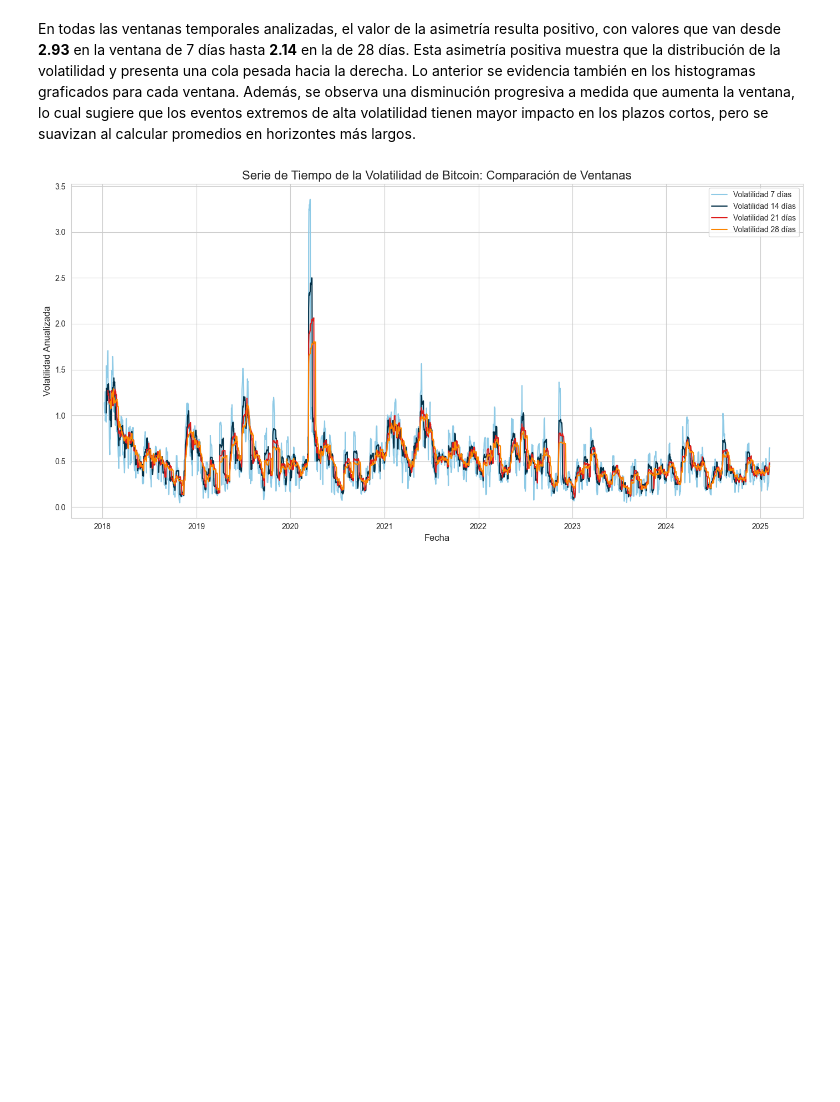
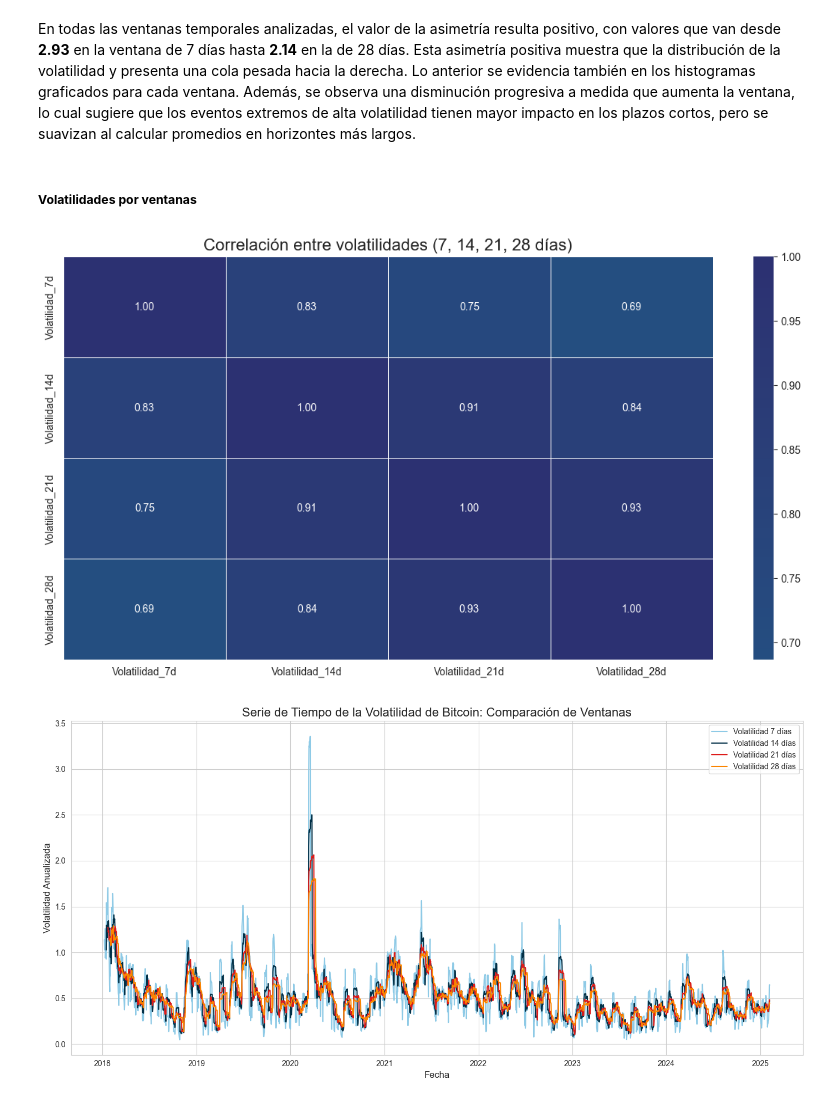
Before and after one commit to valecabrera21/MiniProyecto_2, a Jupyter notebook: _sources/EDA.ipynb, the cells around one changed output. Saved outputs shown, nothing was run; the diff lists cells and outputs as text; code cells hidden in the pictures; blank space fills up the shorter version.

```diff
--- a/_sources/EDA.ipynb
+++ b/_sources/EDA.ipynb
@@ -407,6 +425,19 @@ plt.show()
 [figure]
 # %% [markdown]
 En todas las ventanas temporales analizadas, el valor de la asimetría resulta positivo, con valores que van desde **2.93** en la ventana de 7 días hasta **2.14** en la de 28 días. Esta asimetría positiva muestra que la distribución de la volatilidad y presenta una cola pesada hacia la derecha. Lo anterior se evidencia también en los histogramas graficados para cada ventana. Además, se observa una disminución progresiva a medida que aumenta la ventana, lo cual sugiere que los eventos extremos de alta volatilidad tienen mayor impacto en los plazos cortos, pero se suavizan al calcular promedios en horizontes más largos.
+# %% [markdown]
+##### **Volatilidades por ventanas**
+# %%
+temporal = databtc[volatilidad_cols].dropna()
+plt.figure(figsize=(14, 7))
+
+corr_matrix = temporal.corr()
+sns.heatmap(corr_matrix, annot=True, cmap='crest', center=0, fmt='.2f', linewidths=.5)
+
+plt.title("Correlación entre volatilidades (7, 14, 21, 28 días)", fontsize=16)
+plt.show()
+# %% [output]
+[figure, added]
 # %%
 colors = ['#8ecae6', '#023047', '#dd1c1a', '#fb8500']
 
```
Also changed, not shown: parts of 12 cells of this notebook, 4 other files.
